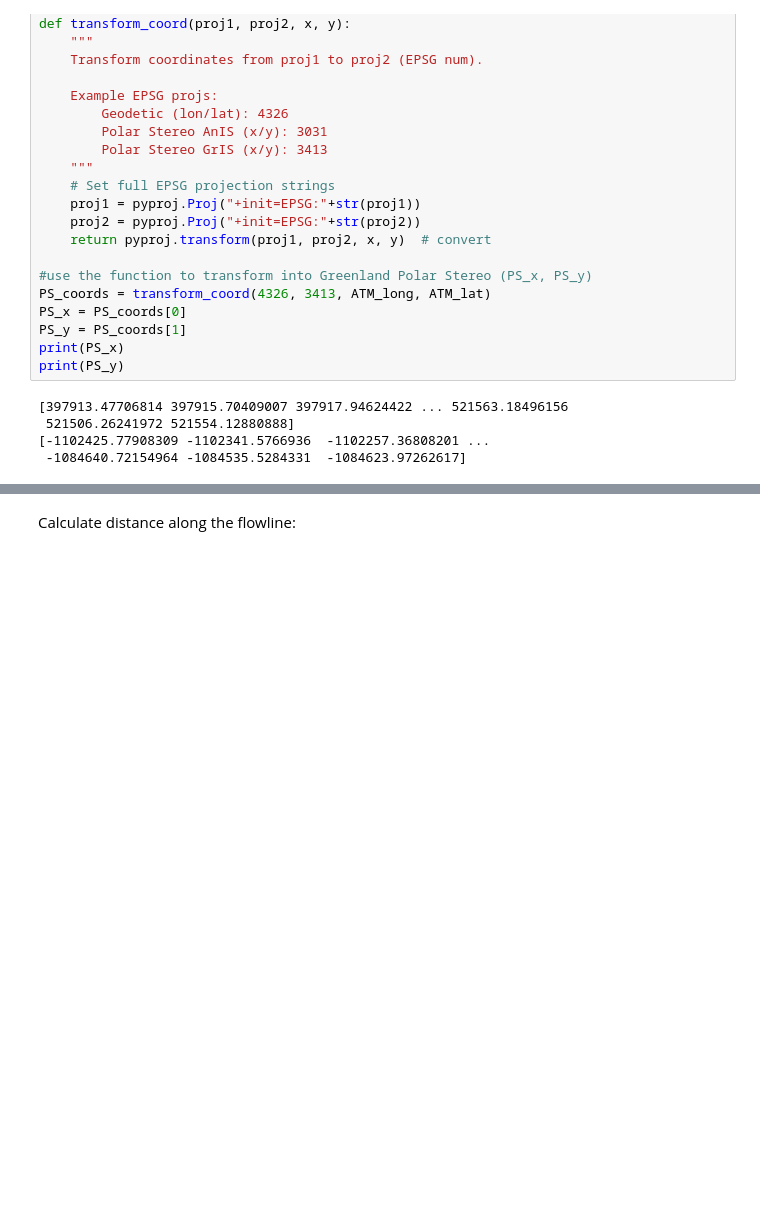
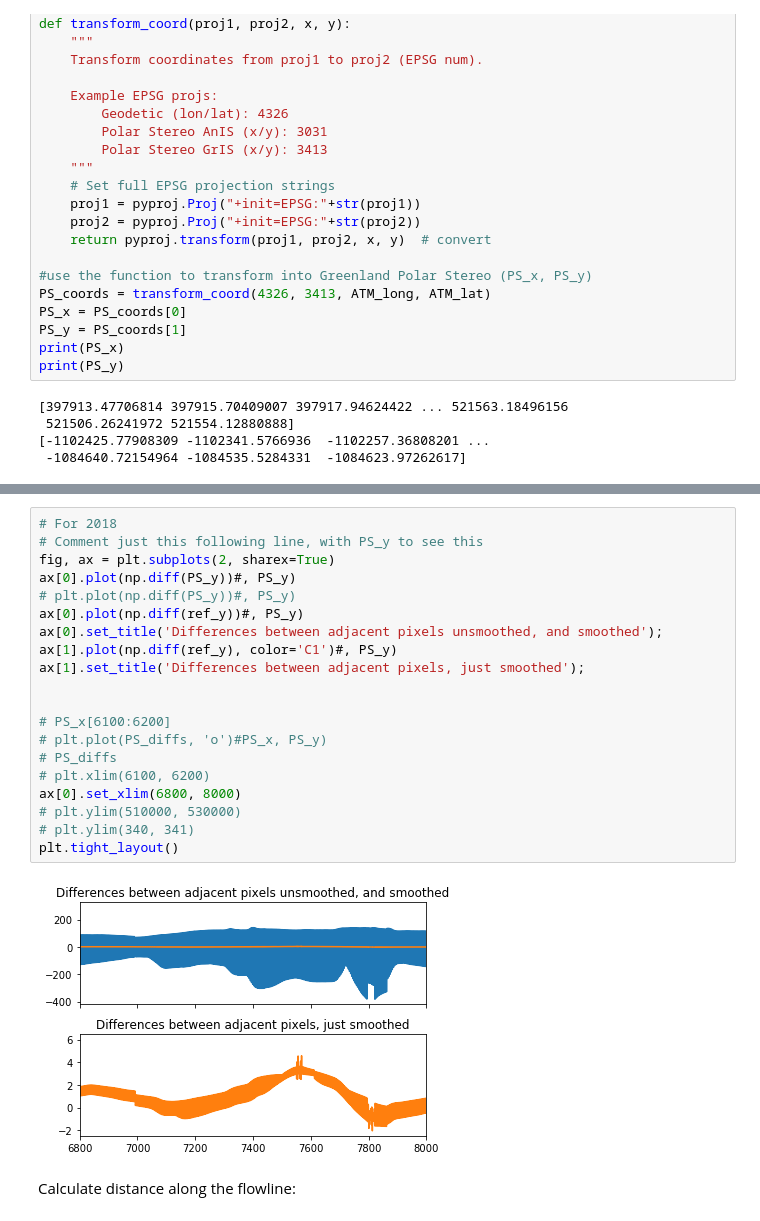
Before and after one commit to ICESAT-2HackWeek/xtrak, a Jupyter notebook: notebooks/ATMprocessing_tcb.ipynb, the cells around one changed output, grey strips where cells are left out. Saved outputs shown, nothing was run; the diff lists cells and outputs as text; blank space fills up the shorter version.

```diff
--- a/notebooks/ATMprocessing_tcb.ipynb
+++ b/notebooks/ATMprocessing_tcb.ipynb
@@ -123,3 +121,25 @@ print(PS_y)
+# %%
+# For 2018
+# Comment just this following line, with PS_y to see this
+fig, ax = plt.subplots(2, sharex=True)
+ax[0].plot(np.diff(PS_y))#, PS_y)
+# plt.plot(np.diff(PS_y))#, PS_y)
+ax[0].plot(np.diff(ref_y))#, PS_y)
+ax[0].set_title('Differences between adjacent pixels unsmoothed, and smoothed');
+ax[1].plot(np.diff(ref_y), color='C1')#, PS_y)
+ax[1].set_title('Differences between adjacent pixels, just smoothed');
+
+
+# PS_x[6100:6200]
+# plt.plot(PS_diffs, 'o')#PS_x, PS_y)
+# PS_diffs
+# plt.xlim(6100, 6200)
+ax[0].set_xlim(6800, 8000)
+# plt.ylim(510000, 530000)
+# plt.ylim(340, 341)
+plt.tight_layout()
+# %% [output]
+[figure, added]
 # %% [markdown]
 Calculate distance along the flowline:
 # %%
```
Also changed, not shown: parts of 16 cells of this notebook.
